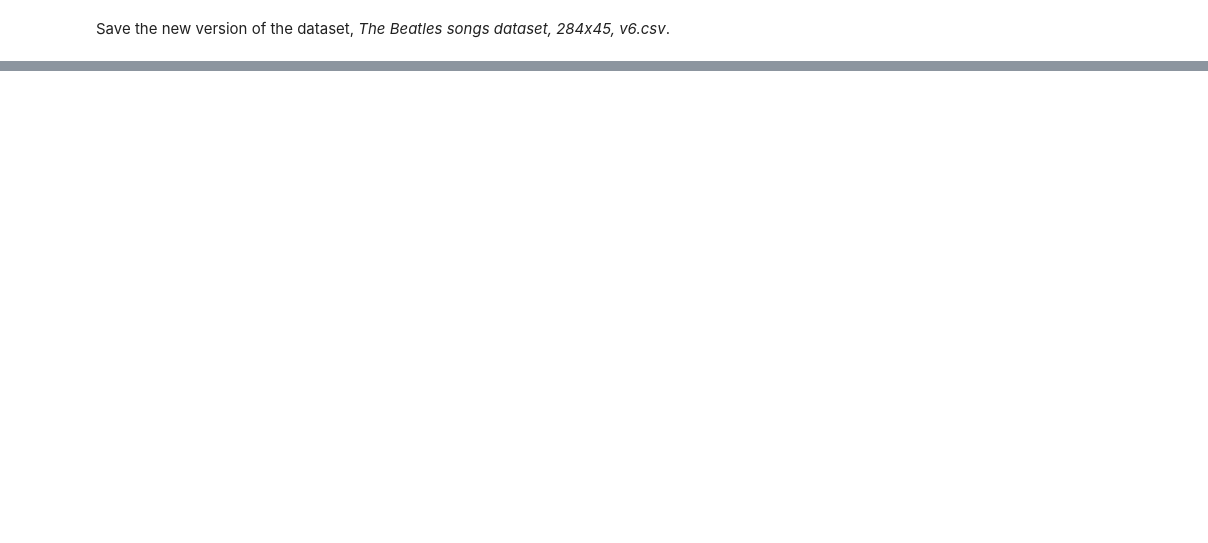
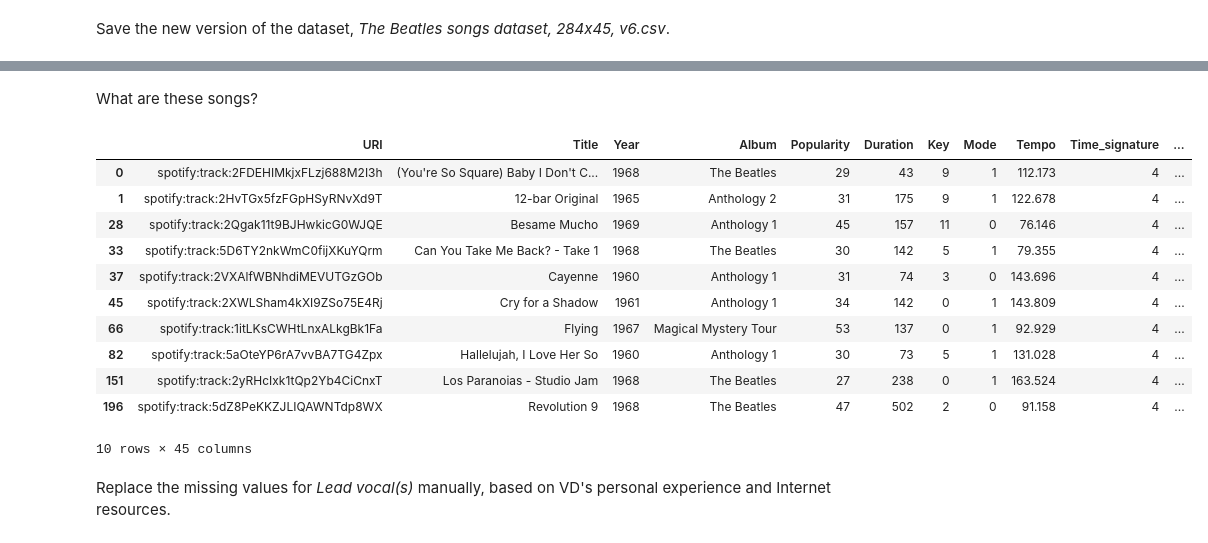
Before and after one commit to devedzic/spotipy-getting-started, a Jupyter notebook: notebooks/cleaning_The_Beatles_songs_dataset.ipynb, the cells around one changed output, grey strips where cells are left out. Cells and saved outputs as stored; diff of their text form; code cells hidden in the pictures; blank space fills up the shorter version.

```diff
--- a/notebooks/cleaning_The_Beatles_songs_dataset.ipynb
+++ b/notebooks/cleaning_The_Beatles_songs_dataset.ipynb
@@ -755,0 +758,2 @@ Make sure to generalize the themes into [categories](https://en.wikipedia.org/wi
+# %%
+songs = pd.read_csv('../data/The Beatles songs dataset, 284x45, v6.csv')
@@ -755,0 +784,19 @@ Make sure to generalize the themes into [categories](https://en.wikipedia.org/wi
+# %% [markdown]
+What are these songs?
+# %%
+display(songs.loc[songs['Lead vocal(s)'].isnull()])
+# %% [output]
+|  | URI | Title | Year | Album | Popularity | Duration | Key | Mode | Tempo | Time_signature | ... |
+| 0 | spotify:track:2FDEHIMkjxFLzj688M2I3h | (You're So Square) Baby I Don't C... | 1968 | The Beatles | 29 | 43 | 9 | 1 | 112.173 | 4 | ... |
+| 1 | spotify:track:2HvTGx5fzFGpHSyRNvXd9T | 12-bar Original | 1965 | Anthology 2 | 31 | 175 | 9 | 1 | 122.678 | 4 | ... |
+| 28 | spotify:track:2Qgak11t9BJHwkicG0WJQE | Besame Mucho | 1969 | Anthology 1 | 45 | 157 | 11 | 0 | 76.146 | 4 | ... |
+| 33 | spotify:track:5D6TY2nkWmC0fijXKuYQrm | Can You Take Me Back? - Take 1 | 1968 | The Beatles | 30 | 142 | 5 | 1 | 79.355 | 4 | ... |
+| 37 | spotify:track:2VXAlfWBNhdiMEVUTGzGOb | Cayenne | 1960 | Anthology 1 | 31 | 74 | 3 | 0 | 143.696 | 4 | ... |
+| 45 | spotify:track:2XWLSham4kXI9ZSo75E4Rj | Cry for a Shadow | 1961 | Anthology 1 | 34 | 142 | 0 | 1 | 143.809 | 4 | ... |
+| 66 | spotify:track:1itLKsCWHtLnxALkgBk1Fa | Flying | 1967 | Magical Mystery Tour | 53 | 137 | 0 | 1 | 92.929 | 4 | ... |
+| 82 | spotify:track:5aOteYP6rA7vvBA7TG4Zpx | Hallelujah, I Love Her So | 1960 | Anthology 1 | 30 | 73 | 5 | 1 | 131.028 | 4 | ... |
+| 151 | spotify:track:2yRHcIxk1tQp2Yb4CiCnxT | Los Paranoias - Studio Jam | 1968 | The Beatles | 27 | 238 | 0 | 1 | 163.524 | 4 | ... |
+| 196 | spotify:track:5dZ8PeKKZJLIQAWNTdp8WX | Revolution 9 | 1968 | The Beatles | 47 | 502 | 2 | 0 | 91.158 | 4 | ... |
+10 rows × 45 columns
+# %% [markdown]
+Replace the missing values for *Lead vocal(s)* manually, based on VD's personal experience and Internet resources.
```
Also changed, not shown: parts of 84 cells of this notebook.
